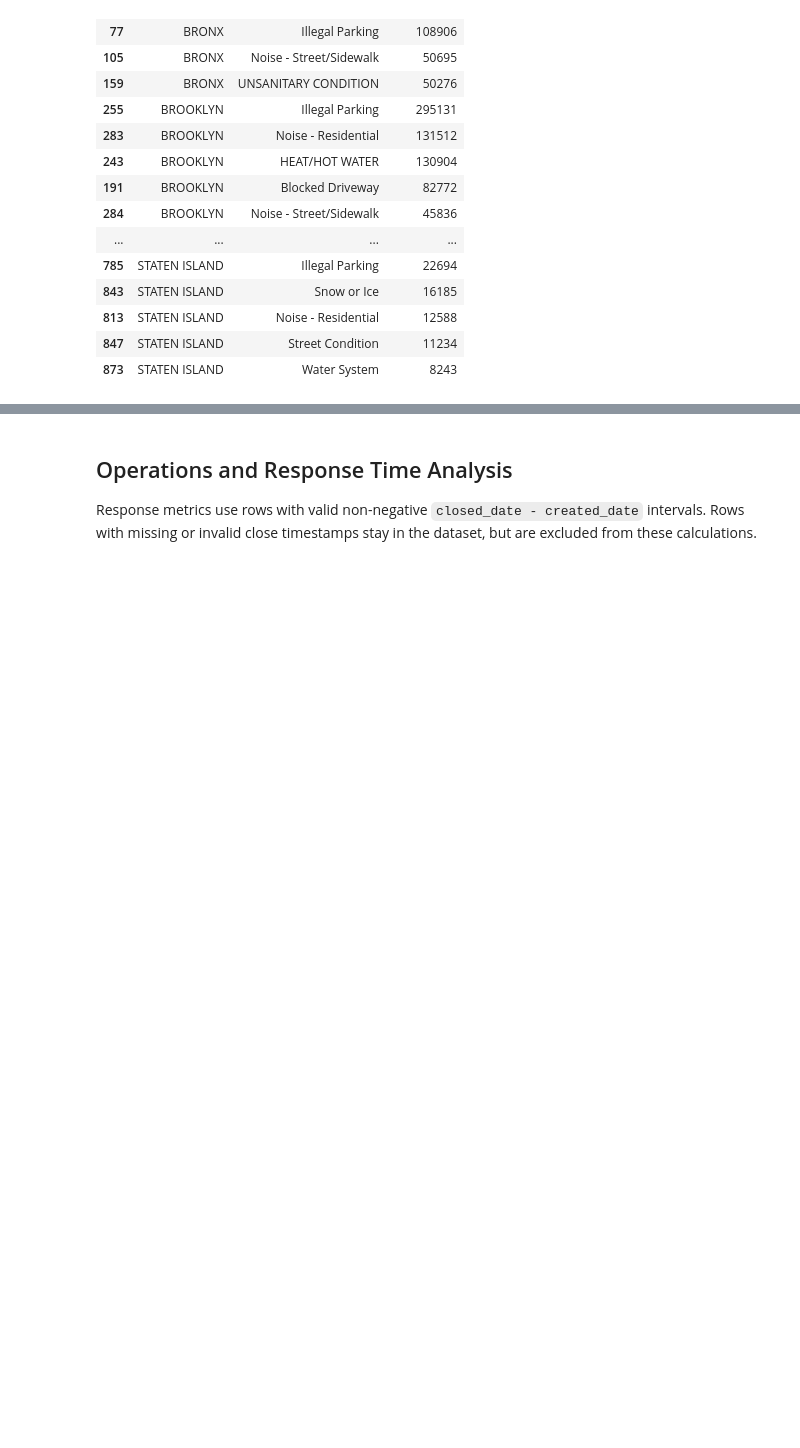
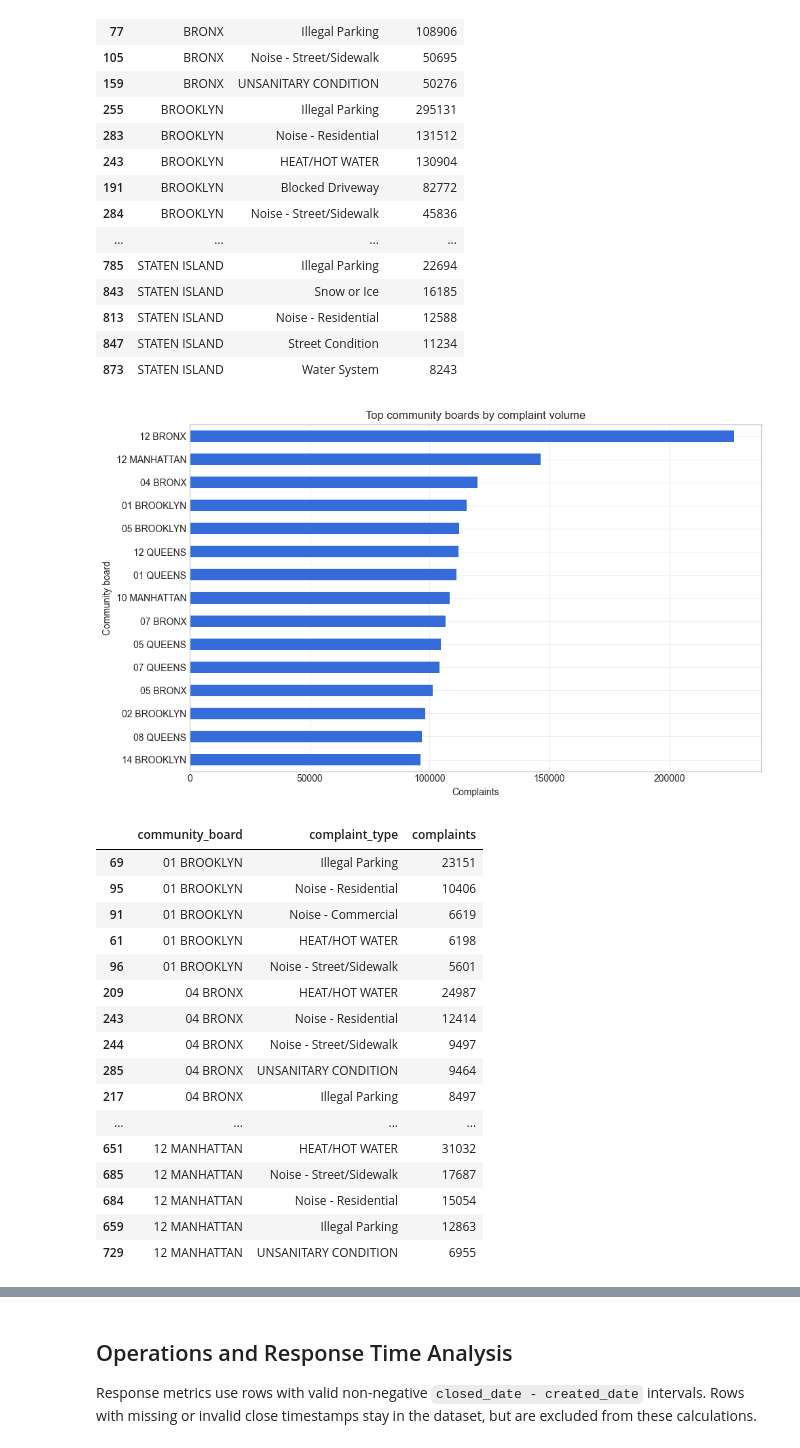
Before and after one commit to jahankazimi078/311Analyzer, a Jupyter notebook: EDA.ipynb, the cells around one changed output, grey strips where cells are left out. Saved outputs shown, nothing was run; the diff lists cells and outputs as text; code cells hidden in the pictures; blank space fills up the shorter version.

```diff
--- a/EDA.ipynb
+++ b/EDA.ipynb
@@ -284,6 +324,47 @@ top_borough_mix.groupby('borough').head(5)
 | 813 | STATEN ISLAND | Noise - Residential | 12588 |
 | 847 | STATEN ISLAND | Street Condition | 11234 |
 | 873 | STATEN ISLAND | Water System | 8243 |
+# %%
+community_board_counts = (
+    df.loc[df['community_board'].notna(), 'community_board']
+    .value_counts()
+    .head(15)
+)
+
+community_board_counts.sort_values().plot(kind='barh', figsize=(10, 6), title='Top community boards by complaint volume')
+plt.xlabel('Complaints')
+plt.ylabel('Community board')
+plt.tight_layout()
+plt.show()
+
+top_community_board_mix = (
+    df.loc[df['community_board'].isin(community_board_counts.head(5).index)]
+    .groupby(['community_board', 'complaint_type'])
+    .size()
+    .rename('complaints')
+    .reset_index()
+    .sort_values(['community_board', 'complaints'], ascending=[True, False])
+)
+top_community_board_mix.groupby('community_board').head(5)
+# %% [output]
+[figure, added]
+|  | community_board | complaint_type | complaints |
+| 69 | 01 BROOKLYN | Illegal Parking | 23151 |
+| 95 | 01 BROOKLYN | Noise - Residential | 10406 |
+| 91 | 01 BROOKLYN | Noise - Commercial | 6619 |
+| 61 | 01 BROOKLYN | HEAT/HOT WATER | 6198 |
+| 96 | 01 BROOKLYN | Noise - Street/Sidewalk | 5601 |
+| 209 | 04 BRONX | HEAT/HOT WATER | 24987 |
+| 243 | 04 BRONX | Noise - Residential | 12414 |
+| 244 | 04 BRONX | Noise - Street/Sidewalk | 9497 |
+| 285 | 04 BRONX | UNSANITARY CONDITION | 9464 |
+| 217 | 04 BRONX | Illegal Parking | 8497 |
+| ... | ... | ... | ... |
+| 651 | 12 MANHATTAN | HEAT/HOT WATER | 31032 |
+| 685 | 12 MANHATTAN | Noise - Street/Sidewalk | 17687 |
+| 684 | 12 MANHATTAN | Noise - Residential | 15054 |
+| 659 | 12 MANHATTAN | Illegal Parking | 12863 |
+| 729 | 12 MANHATTAN | UNSANITARY CONDITION | 6955 |
 # %%
 geo_quality = (
     df.assign(geocoded=~df['missing_coordinates_flag'])
```
Also changed, not shown: parts of 4 cells of this notebook, 19 other files.
